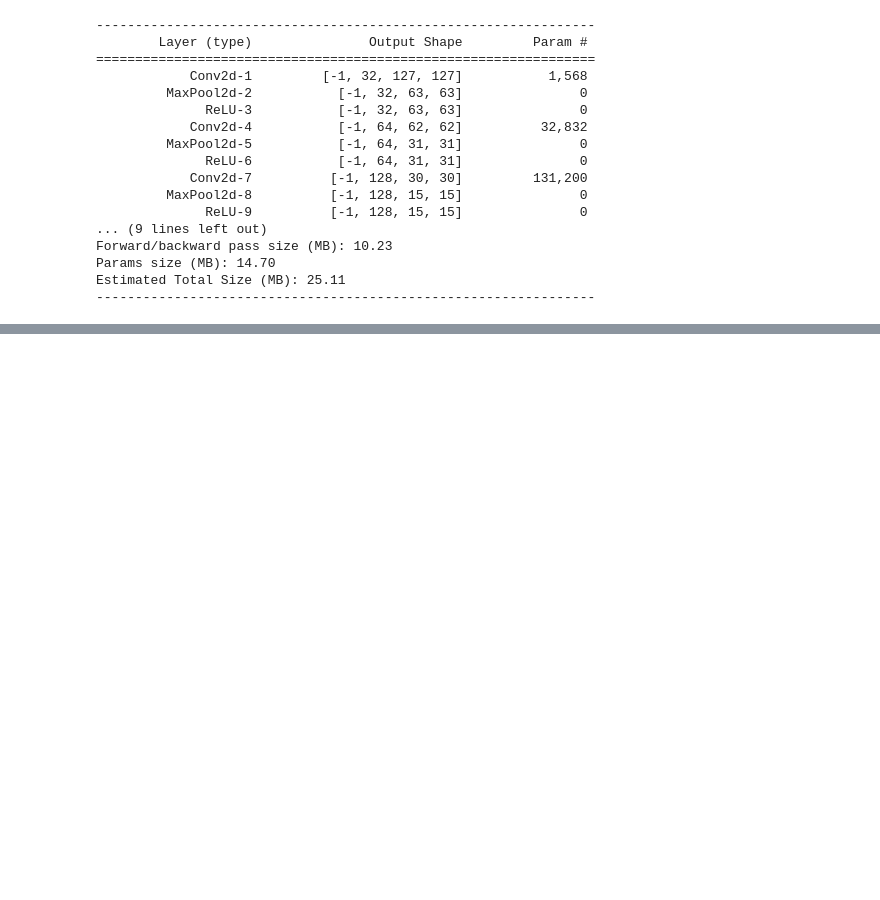
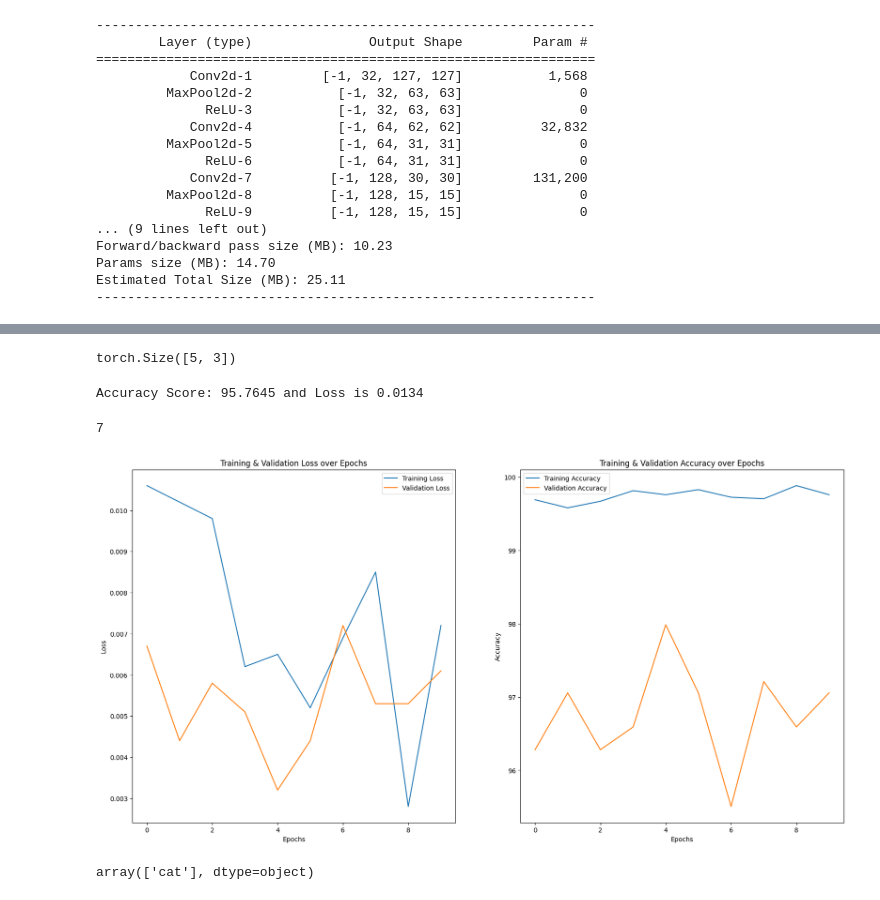
Before and after one commit to TommyNguyen9/MachineLearning, a Jupyter notebook: Deep Learning/Image_Classification.ipynb, the cells around one changed output, grey strips where cells are left out. Cells and saved outputs as stored; diff of their text form; code cells hidden in the pictures; blank space fills up the shorter version.

```diff
--- a/Deep Learning/Image_Classification.ipynb
+++ b/Deep Learning/Image_Classification.ipynb
@@ -264,7 +264,7 @@ for epoch in range(EPOCHS):
 
     train_loss.backward()
 
-    train_acc = (torch.argmax(outputs, axis = 1) == labels.sum().item())
+    train_acc = (torch.argmax(outputs, axis = 1) == labels).sum().item()
 
     total_acc_train += train_acc
     optimizer.step()
@@ -275,13 +275,17 @@ for epoch in range(EPOCHS):
       val_loss = criterion(outputs, labels)
       total_loss_val += val_loss.item()
 
-      val_acc = (torch.argmax(outputs, axis = 1) == labels.sum().item())
+      val_acc = (torch.argmax(outputs, axis = 1) == labels).sum().item()
       total_acc_val += val_acc
 
 
   total_loss_train_plot.append(round(total_loss_train/1000, 4))
   total_loss_validation_plot.append(round(total_loss_val/1000, 4))
 
-  total_acc_train_plot.append(round((total_loss_acc/train_dataset.__len()) * 100, 4))
-  total_acc_validation_plot.append(round((total_acc_val/val_dataset.__len()) * 100, 4))
+  total_acc_train_plot.append(round(total_acc_train/(train_dataset.__len__()) * 100, 4))
+  total_acc_validation_plot.append(round((total_acc_val/val_dataset.__len__()) * 100, 4))
+
+  print(f'''Epoch {epoch + 1}/{EPOCHS}, Train Loss: {round(total_loss_train/100, 4)} Train Accuracy: {round((total_acc_train/train_dataset.__len__()) * 100, 4)}
+            Validation Loss: {round(total_loss_val/1000, 4)} Validation Accuracy: {round((total_acc_val/val_dataset.__len__()) * 100, 4)}
+         ''')
 # %% [output]
@@ -291,0 +309,43 @@ tensor([False, False, False, False, False, False, False, False, False, False,
+# %%
+print(outputs.shape)
+# %% [output]
+torch.Size([5, 3])
+# %%
+with torch.no_grad():
+  total_loss_test = 0
+  total_acc_test = 0
+  for inputs, labels in test_loader:
+    predictions = model(inputs)
+
+    acc = (torch.argmax(predictions, axis = 1) == labels).sum().item()
+    total_acc_test += acc
+    test_loss = criterion(predictions, labels)
+    total_loss_test += test_loss.item()
+
+print(f"Accuracy Score: {round((total_acc_test/test_dataset.__len__()) * 100, 4)} and Loss is {round(total_loss_test/1000, 4)}")
+# %% [output]
+Accuracy Score: 95.7645 and Loss is 0.0134
+# %%
+print(acc)
+# %% [output]
+7
+# %%
+fig, axs = plt.subplots(nrows = 1, ncols = 2, figsize = [20, 10])
+
+axs[0].plot(total_loss_train_plot, label = 'Training Loss')
+axs[0].plot(total_loss_validation_plot, label = 'Validation Loss')
+axs[0].set_title('Training & Validation Loss over Epochs')
+axs[0].set_xlabel('Epochs')
+axs[0].set_ylabel('Loss')
+axs[0].legend()
+
+axs[1].plot(total_acc_train_plot, label = 'Training Accuracy')
+axs[1].plot(total_acc_validation_plot, label = 'Validation Accuracy')
+axs[1].set_title('Training & Validation Accuracy over Epochs')
+axs[1].set_xlabel('Epochs')
+axs[1].set_ylabel('Accuracy')
+axs[1].legend()
+
+plt.show()
+# %% [output]
+[figure, added]
@@ -291,0 +367,4 @@ tensor([False, False, False, False, False, False, False, False, False, False,
+# %%
+predict_image("/content/Catfit.png")
+# %% [output]
+array(['cat'], dtype=object)
```
Also changed, not shown: parts of 5 cells of this notebook.
